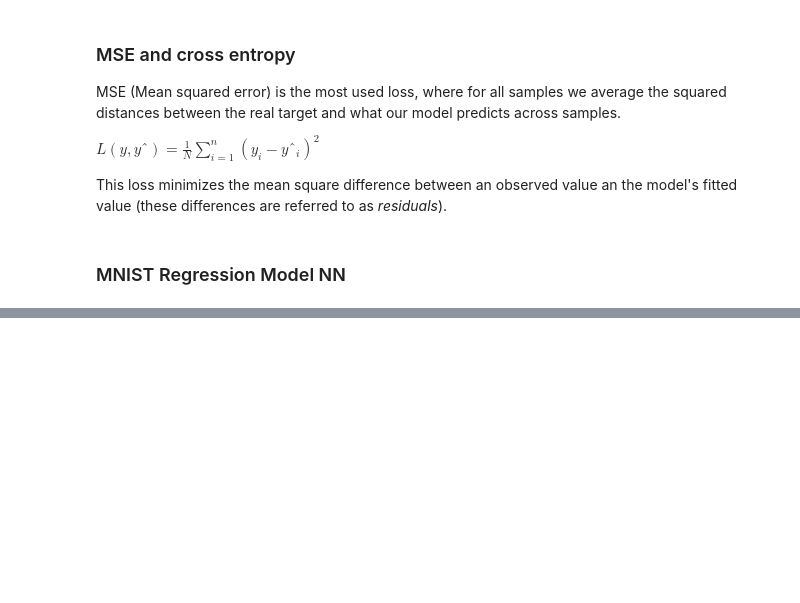
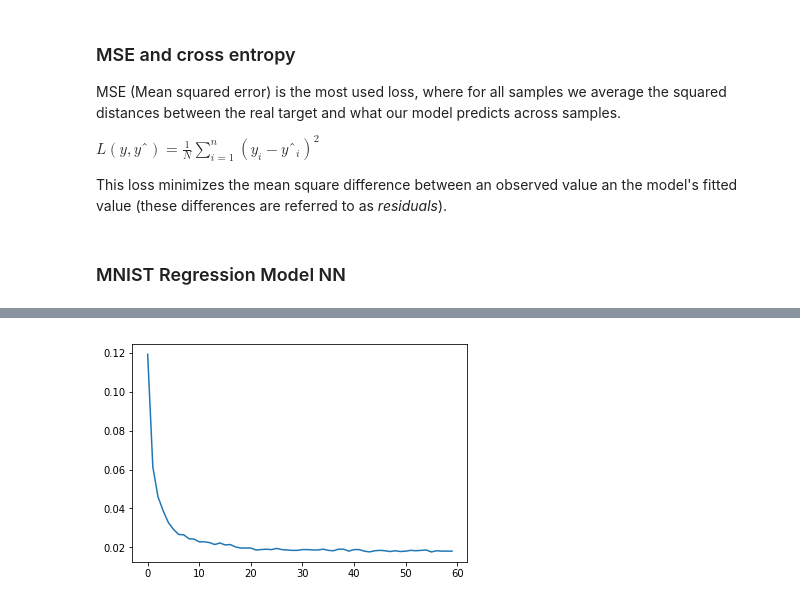
Before and after one commit to vinalyan/Data-Science, a Jupyter notebook: Machine_learning/Tensorflow/Understanding Tensorflow.ipynb, the cells around one changed output, grey strips where cells are left out. Saved outputs shown, nothing was run; the diff lists cells and outputs as text; code cells hidden in the pictures; blank space fills up the shorter version.

```diff
--- a/Machine_learning/Tensorflow/Understanding Tensorflow.ipynb
+++ b/Machine_learning/Tensorflow/Understanding Tensorflow.ipynb
@@ -528,0 +557,14 @@ Test Accuracy: 0.9182
+# %%
+def inference(x):
+    with tf.variable_scope("hidden_1"):
+        hidden_1 = layer(x , [784, 256], [256])
+    with tf.variable_scope("hidden_2"):
+        hidden_2 = layer(hidden_1, [256, 256], [256])
+    with tf.variable_scope("output"):
+        output = layer(hidden_2, [256, 10], [10])
+    return output
+# %%
+def loss(output, y):
+    xentropy = tf.nn.softmax_cross_entropy_with_logits_v2(logits=output, labels=y)
+    loss = tf.reduce_mean(xentropy)
+    return loss
@@ -528,0 +573,12 @@ Test Accuracy: 0.9182
+# %%
+def evaluate(output, y):
+    correct_prediction = tf.equal(tf.argmax(output, 1), tf.argmax(y, 1))
+    accuracy = tf.reduce_mean(tf.cast(correct_prediction, tf.float32))
+    tf.summary.scalar("validation", accuracy)
+    return accuracy
+# %%
+def training(cost, global_step):
+    tf.summary.scalar("cost", cost)
+    optimizer = tf.train.GradientDescentOptimizer(learning_rate)
+    train_op = optimizer.minimize(cost, global_step=global_step)
+    return train_op
@@ -528,0 +673,7 @@ Test Accuracy: 0.9182
+# %%
+import matplotlib.pyplot as plt
+
+plt.plot(train_losses, label="Validation Error")
+plt.show()
+# %% [output]
+[figure, added]
```
Also changed, not shown: parts of 36 cells of this notebook.
